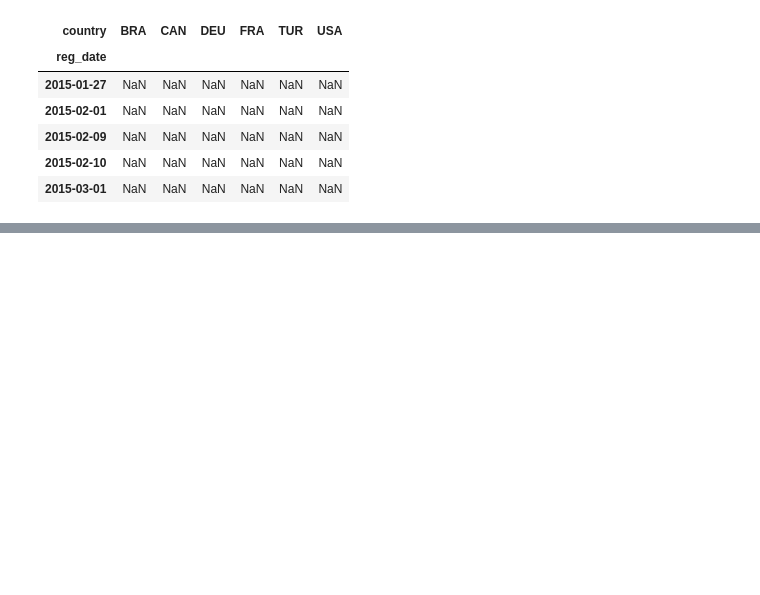
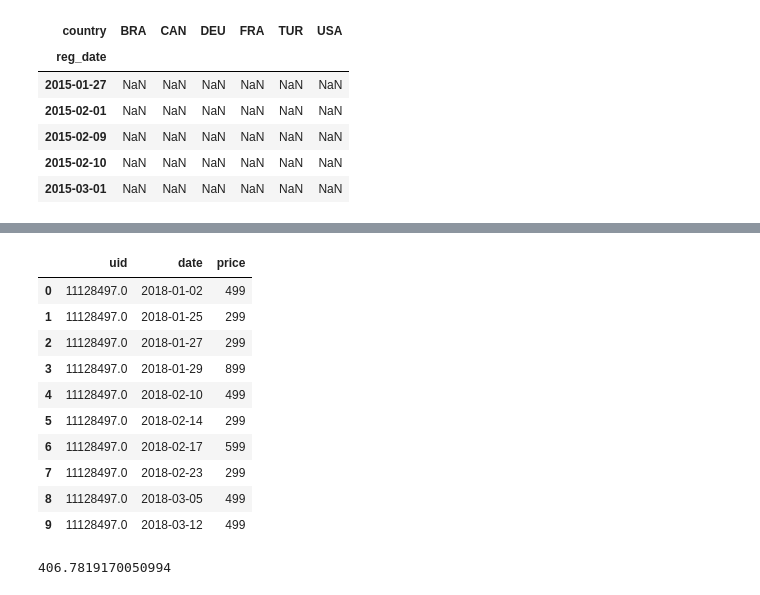
Before and after one commit to sushant2811/customerAnalyticsWithA-BTesting, a Jupyter notebook: customerAnalyticsWithA-BTesting.ipynb, the cells around one changed output, grey strips where cells are left out. Cells and saved outputs as stored; diff of their text form; code cells hidden in the pictures; blank space fills up the shorter version.

```diff
--- a/customerAnalyticsWithA-BTesting.ipynb
+++ b/customerAnalyticsWithA-BTesting.ipynb
@@ -463,0 +489,2 @@ countryPivot.head()
+# %%
+purchaseData.drop(['Unnamed: 0', 'Unnamed: 5', 'Unnamed: 6'], axis = 'columns', inplace=True)
@@ -463,0 +499,2 @@ countryPivot.head()
+# %%
+purchaseData['date'] = pd.to_datetime(purchaseData['date'])
@@ -463,0 +505,22 @@ countryPivot.head()
+# %%
+purchaseDataAgg = purchaseData.groupby(by = ['uid', 'date'], as_index=False)
+# %%
+revenueUserDay = purchaseDataAgg.sum()
+# %%
+revenueUserDay.head(10)
+# %% [output]
+|  | uid | date | price |
+| 0 | 11128497.0 | 2018-01-02 | 499 |
+| 1 | 11128497.0 | 2018-01-25 | 299 |
+| 2 | 11128497.0 | 2018-01-27 | 299 |
+| 3 | 11128497.0 | 2018-01-29 | 899 |
+| 4 | 11128497.0 | 2018-02-10 | 499 |
+| 5 | 11128497.0 | 2018-02-14 | 299 |
+| 6 | 11128497.0 | 2018-02-17 | 599 |
+| 7 | 11128497.0 | 2018-02-23 | 299 |
+| 8 | 11128497.0 | 2018-03-05 | 499 |
+| 9 | 11128497.0 | 2018-03-12 | 499 |
+# %%
+revenueUserDay.price.mean()
+# %% [output]
+406.7819170050994
```
Also changed, not shown: parts of 8 cells of this notebook.
